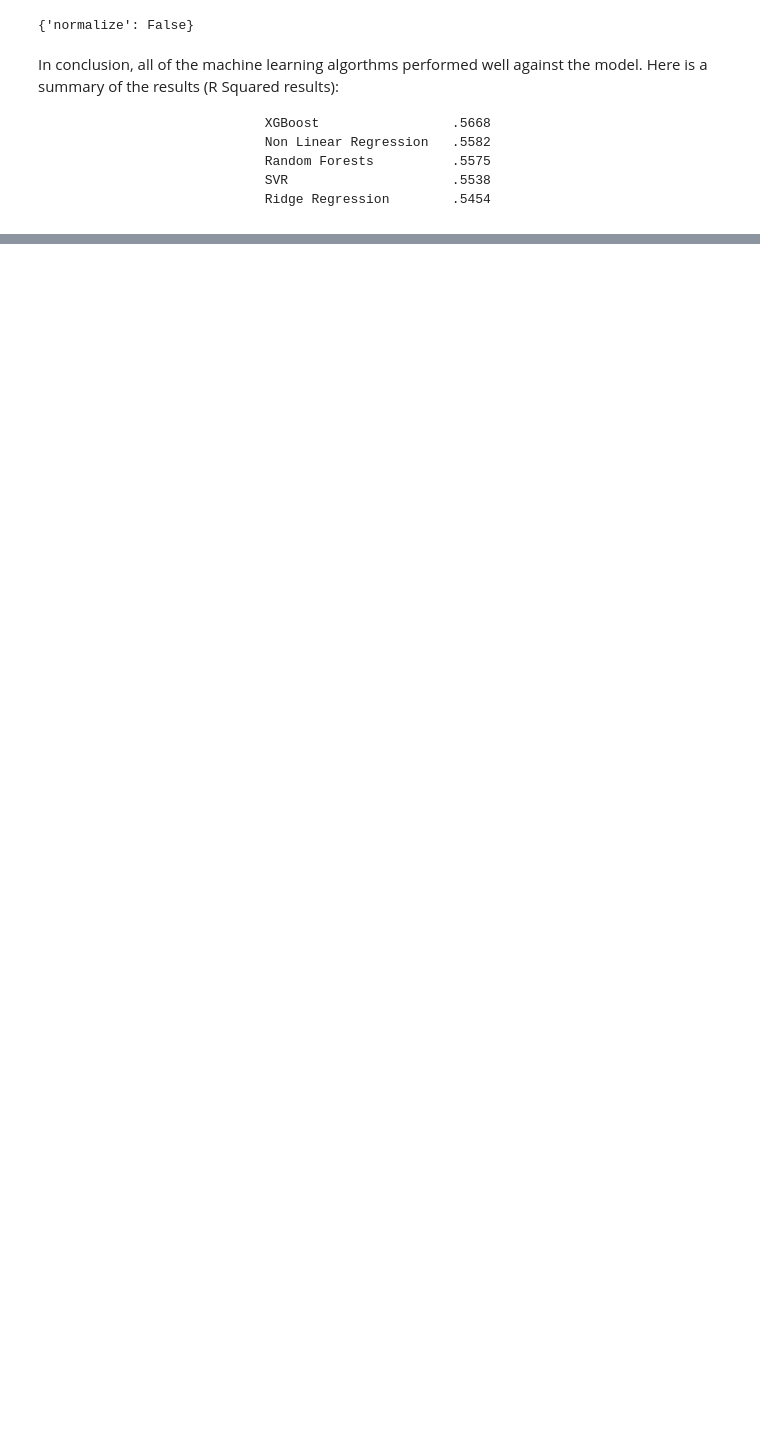
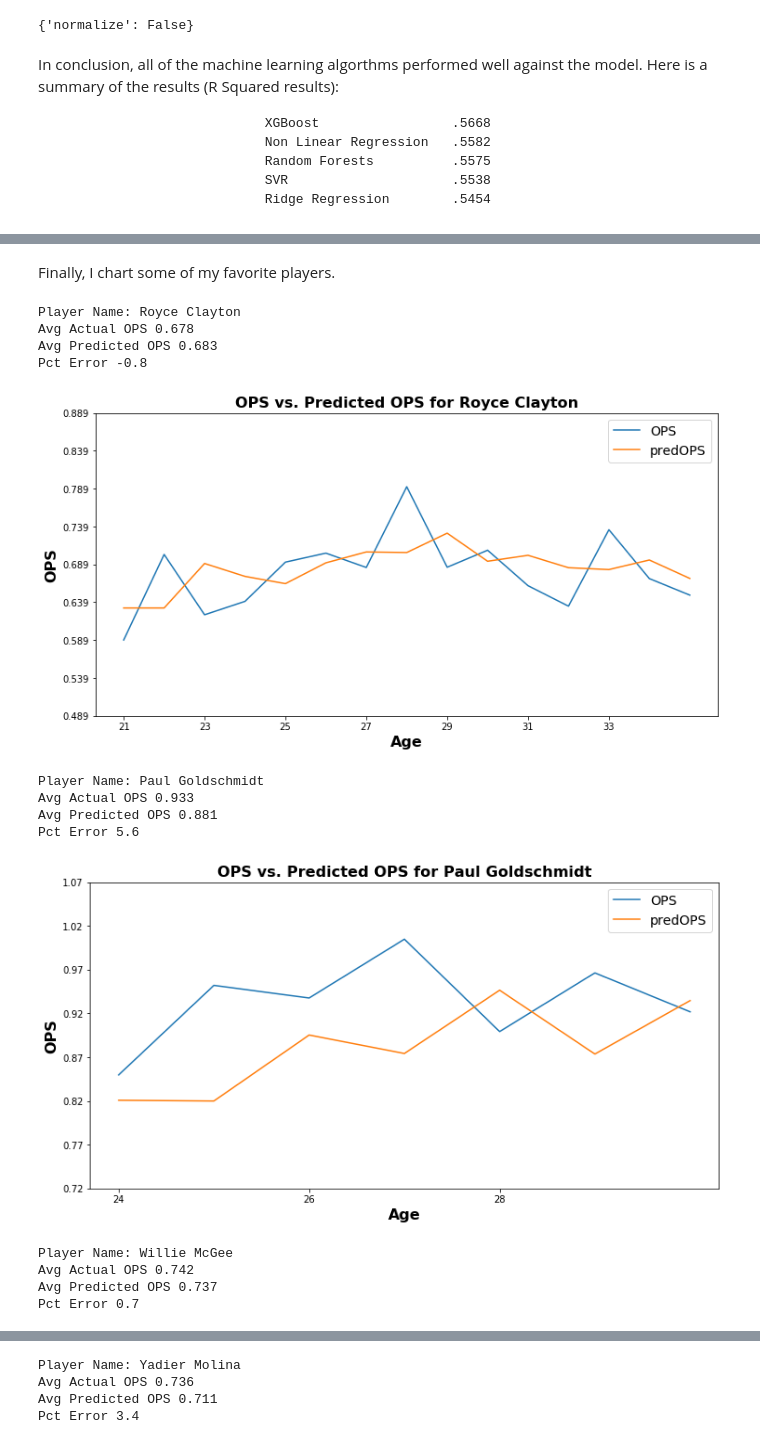
Before and after one commit to paulscheibal/SBDataScienceCert, a Jupyter notebook: CapstoneP1/MachineLearning/MachineLearningStory.ipynb, the cells around one changed output, grey strips where cells are left out. Cells and saved outputs as stored; diff of their text form; code cells hidden in the pictures; blank space fills up the shorter version.

```diff
--- a/CapstoneP1/MachineLearning/MachineLearningStory.ipynb
+++ b/CapstoneP1/MachineLearning/MachineLearningStory.ipynb
@@ -631,0 +743,57 @@ In conclusion, all of the machine learning algorthms performed well against the
+# %% [markdown]
+Finally, I chart some of my favorite players.
+# %%
+path = 'C:\\Users\\User\\Documents\\PAUL\\Springboard\\core\\'
+filen = 'OPSpredictionsXGB_GS_select.csv'
+selectf = path + filen
+dfs = pd.read_csv(selectf)
+playerlst = ['willibi02','santoro01','molitpa01','claytro01','goldspa01','molinya01','suzukic01','mcgeewi01']
+dfsc = dfs[dfs['playerID'].isin(playerlst)]
+plrlst = dfsc.playerID.drop_duplicates()
+for p in plrlst:
+    dfsp = dfs[dfs['playerID'] == p].sort_values('age')
+    dfsp = dfsp.reset_index(drop=True)
+    OPSlst = dfsp.OPS
+    predOPSlst = dfsp.predOPS
+    combOPS = OPSlst.append(predOPSlst)
+    minOPS = round(min(combOPS),3)
+    maxOPS = round(max(combOPS),3)
+    agelst = dfsp.age
+    minage = min(agelst)
+    maxage = max(agelst)
+    x = OPSlst.mean()
+    y = predOPSlst.mean()
+    z = ((x-y)/x ) * 100
+    pname = dfsp.playername.drop_duplicates()[0]
+    print('Player Name: ' + pname)
+    print('Avg Actual OPS %1.3f' % x)
+    print('Avg Predicted OPS %1.3f' % y)
+    print('Pct Error %1.1f' % z)
+    ttl = 'OPS vs. Predicted OPS for ' + pname
+    plt.title(ttl,weight='bold',size=16)
+    plt.xlabel('Age',weight='bold',size=16)
+    plt.ylabel('OPS',weight='bold',size=16)
+    plt.plot(agelst, OPSlst)
+    plt.plot(agelst, predOPSlst)
+    plt.yticks(np.arange(minOPS-.1,maxOPS+.1,.050))
+    plt.xticks(np.arange(minage,maxage,2))
+    ax.yaxis.set_major_formatter(mtick.StrMethodFormatter('{x:1.3f}'))
+    ax.tick_params(axis='x', labelsize=14)
+    ax.tick_params(axis='y', labelsize=14)
+    leg = plt.legend(prop=dict(size=14))
+    plt.show()
+# %% [output]
+Player Name: Royce Clayton
+Avg Actual OPS 0.678
+Avg Predicted OPS 0.683
+Pct Error -0.8
+[figure, added]
+Player Name: Paul Goldschmidt
+Avg Actual OPS 0.933
+Avg Predicted OPS 0.881
+Pct Error 5.6
+[figure, added]
+Player Name: Willie McGee
+Avg Actual OPS 0.742
+Avg Predicted OPS 0.737
+Pct Error 0.7
@@ -631,0 +801,4 @@ In conclusion, all of the machine learning algorthms performed well against the
+Player Name: Yadier Molina
+Avg Actual OPS 0.736
+Avg Predicted OPS 0.711
+Pct Error 3.4
```
Also changed, not shown: parts of 5 cells of this notebook.
